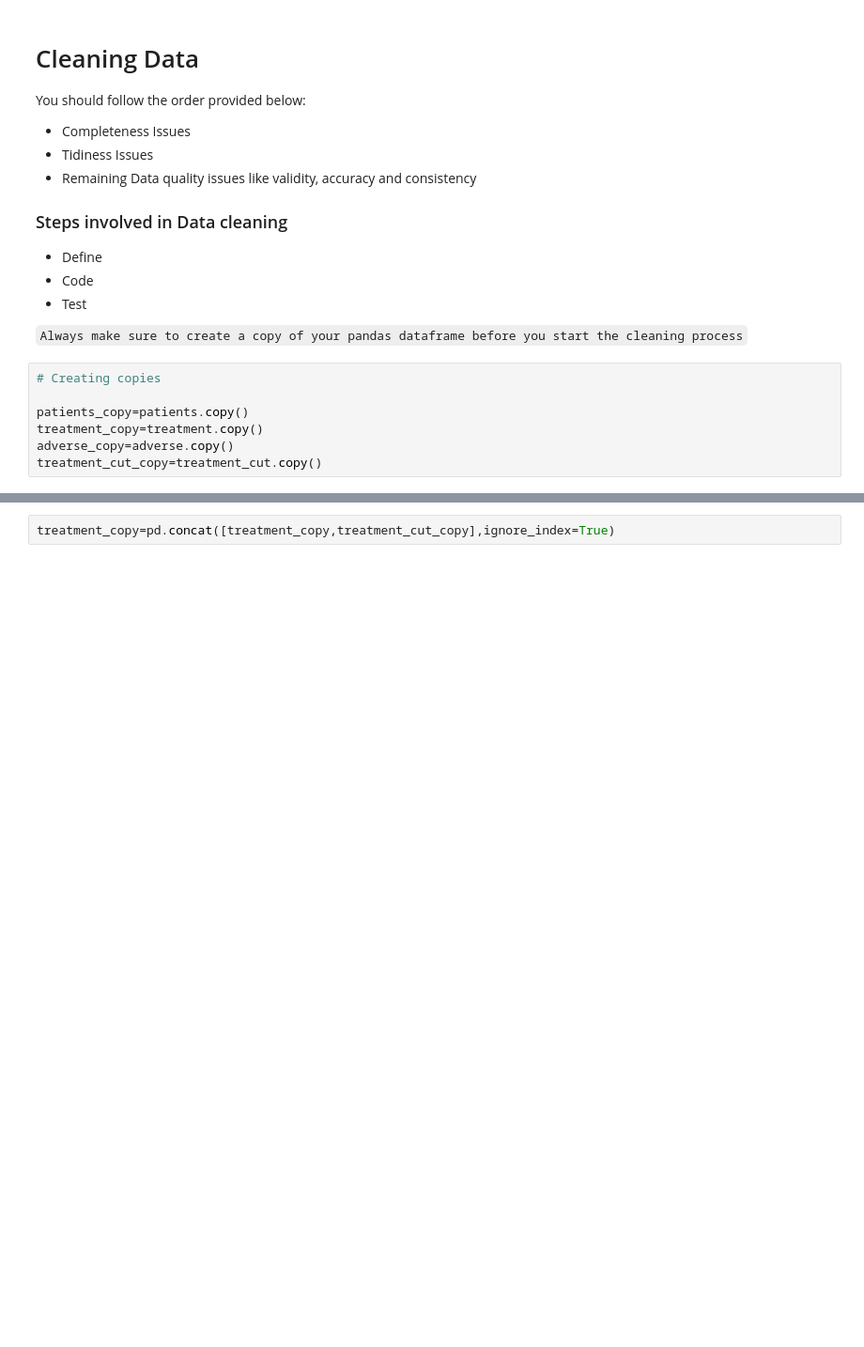
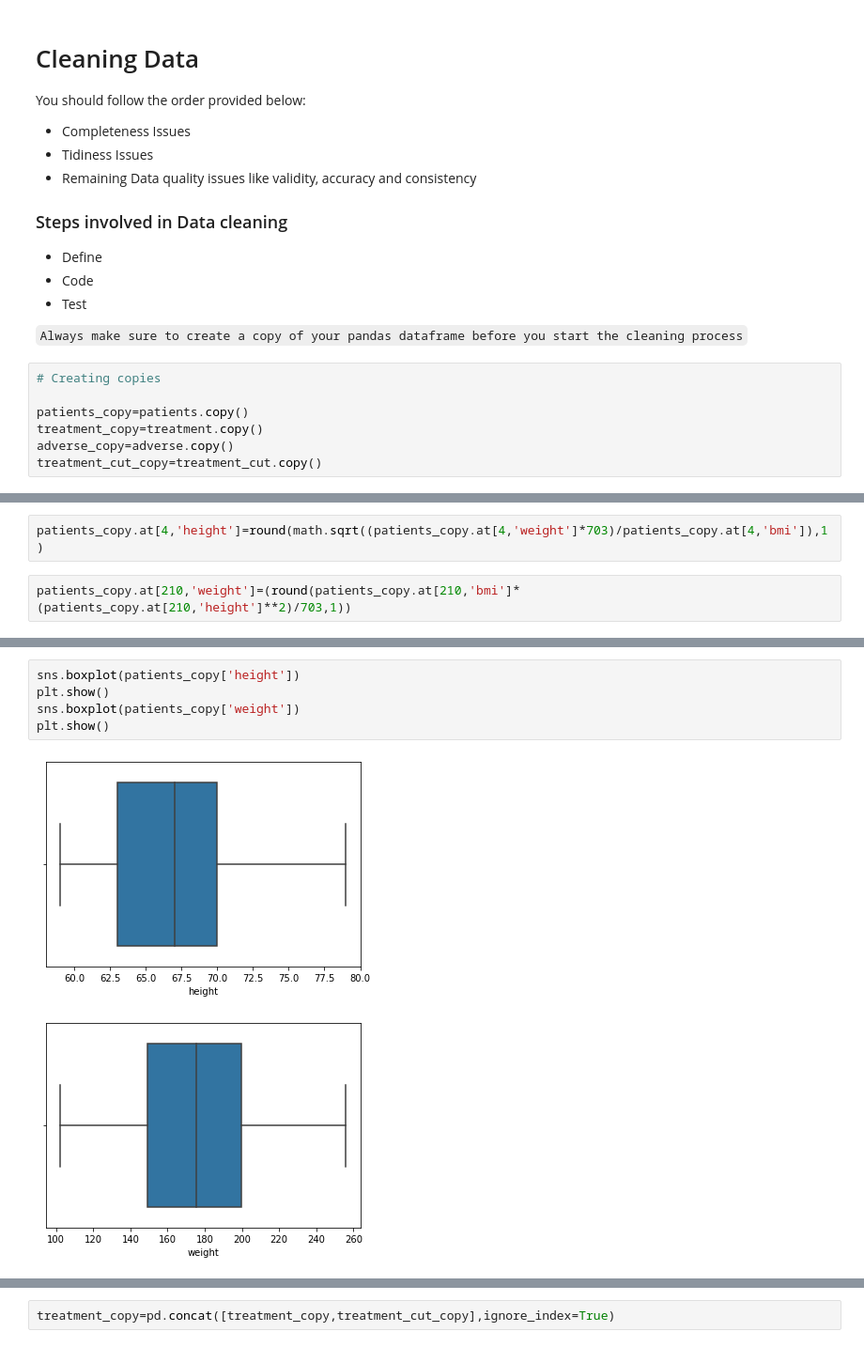
Before and after one commit to Ritayan-Dhara/Data-Wrangling, a Jupyter notebook: Data_Wrangling_Assignment.ipynb, the cells around one changed output, grey strips where cells are left out. Shown at 94% size. Cells and saved outputs as stored; diff of their text form; blank space fills up the shorter version.

```diff
--- a/Data_Wrangling_Assignment.ipynb
+++ b/Data_Wrangling_Assignment.ipynb
@@ -351,0 +471,4 @@ treatment_cut_copy=treatment_cut.copy()
+# %%
+patients_copy.at[4,'height']=round(math.sqrt((patients_copy.at[4,'weight']*703)/patients_copy.at[4,'bmi']),1)
+# %%
+patients_copy.at[210,'weight']=(round(patients_copy.at[210,'bmi']*(patients_copy.at[210,'height']**2)/703,1))
@@ -351,0 +487,8 @@ treatment_cut_copy=treatment_cut.copy()
+# %%
+sns.boxplot(patients_copy['height'])
+plt.show()
+sns.boxplot(patients_copy['weight'])
+plt.show()
+# %% [output]
+[figure, added]
+[figure, added]
```
Also changed, not shown: parts of 121 cells of this notebook.
